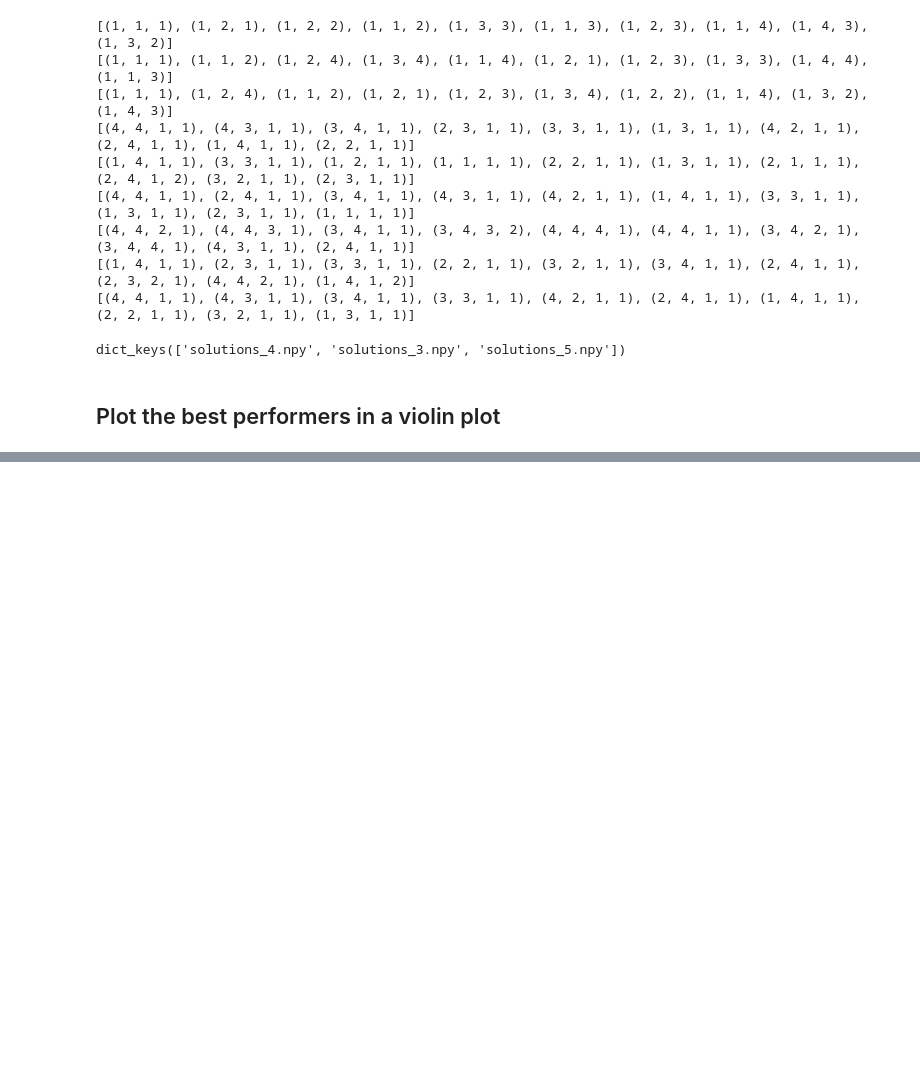
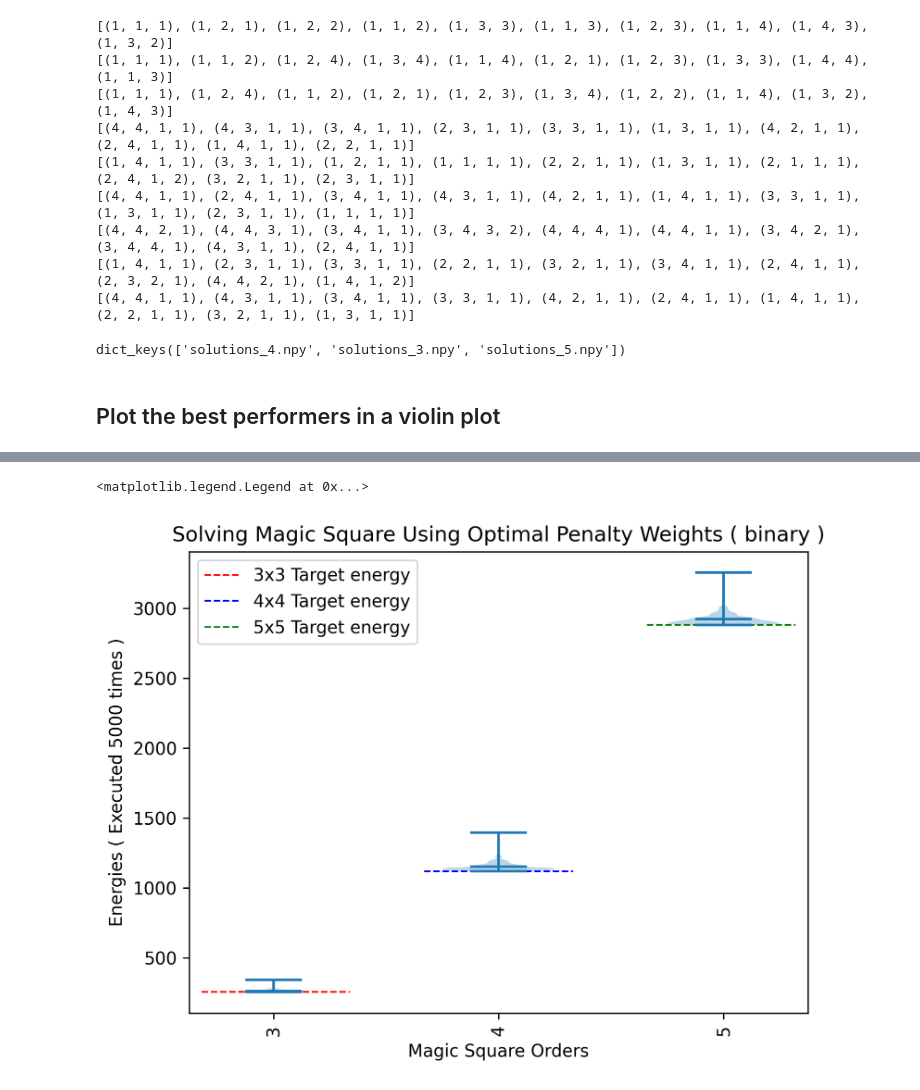
Before and after one commit to inspizzz/Magic-Square-QUBO-Formulation, a Jupyter notebook: Annealing Analysis/Energy Analysis.ipynb, the cells around one changed output, grey strips where cells are left out. Drawn from its saved outputs; the diff is of its cells as text; code cells hidden in the pictures; blank space fills up the shorter version.

```diff
--- a/Annealing Analysis/Energy Analysis.ipynb
+++ b/Annealing Analysis/Energy Analysis.ipynb
@@ -126,4 +126,0 @@ for order in range(5, 6):
-# %%
-for i, size in enumerate(sizes):
-    df = pd.DataFrame(energies[i], columns=["Energy"])
-    df.to_csv(f"domain_wall/energies_{size}.csv", index=False)
@@ -129,0 +153,33 @@ for i, size in enumerate(sizes):
+# %%
+
+energies = []
+positions = []
+
+for order in range(3, 6):
+    method = "binary"
+
+    data = np.load(f"{method}/5000_solutions_{order}.npy", allow_pickle=True).item()
+    energies.append([int(i["energy"]) for i in data["solutions"]])
+    positions.append(order)
+
+plt.figure(dpi=300)
+plt.title(f"Solving Magic Square Using Optimal Penalty Weights ( {method} )")
+plt.xlabel("Magic Square Orders")
+plt.ylabel(f"Energies ( Executed 5000 times )")
+
+# show a red dotted horizontal line at 0
+if method is not "binary":
+    plt.axhline(0, color='red', linestyle='--', label="Target energy", lw=1)
+else:
+    plt.axhline(256, xmin=0.02, xmax=0.26, color='red', linestyle='--', label="3x3 Target energy", lw=1)
+    plt.axhline(1120, xmin=0.38, xmax=0.62, color='blue', linestyle='--', label="4x4 Target energy", lw=1)
+    plt.axhline(2880, xmin=0.74, xmax=0.98, color='green', linestyle='--', label="5x5 Target energy", lw=1)
+
+# create the violin plot
+plt.violinplot(energies, positions=positions, showmeans=True)
+plt.xticks(positions, positions, rotation=90)
+
+plt.legend()
+# %% [output]
+<matplotlib.legend.Legend at 0x...>
+[figure, added]
```
Also changed, not shown: parts of 4 cells of this notebook, 5 other files.
